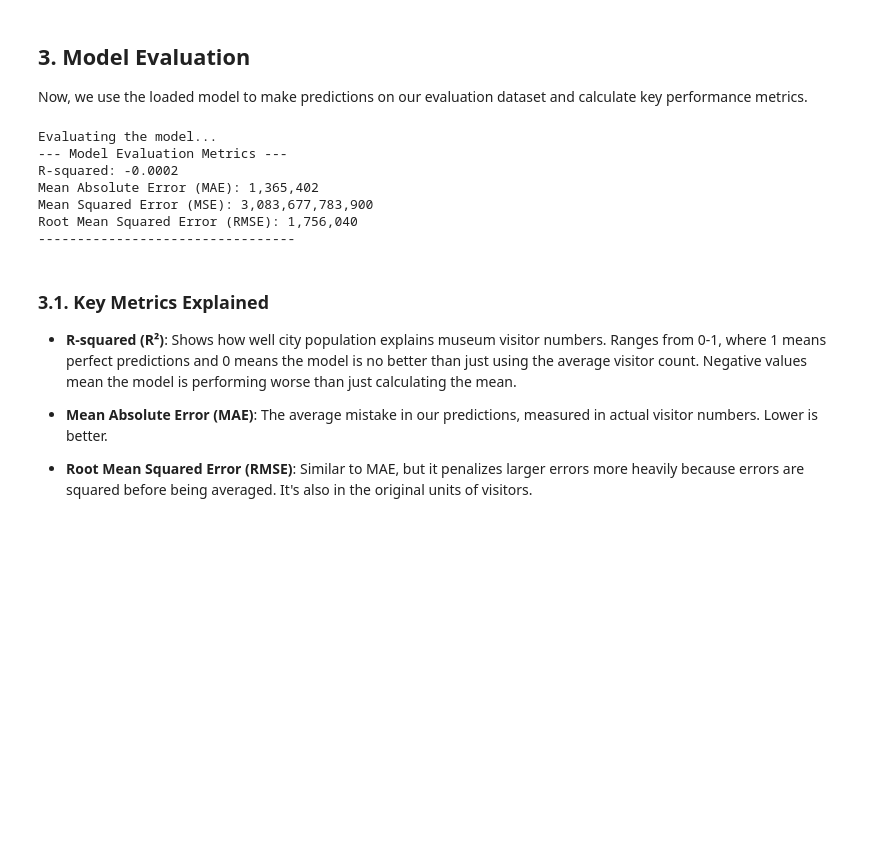
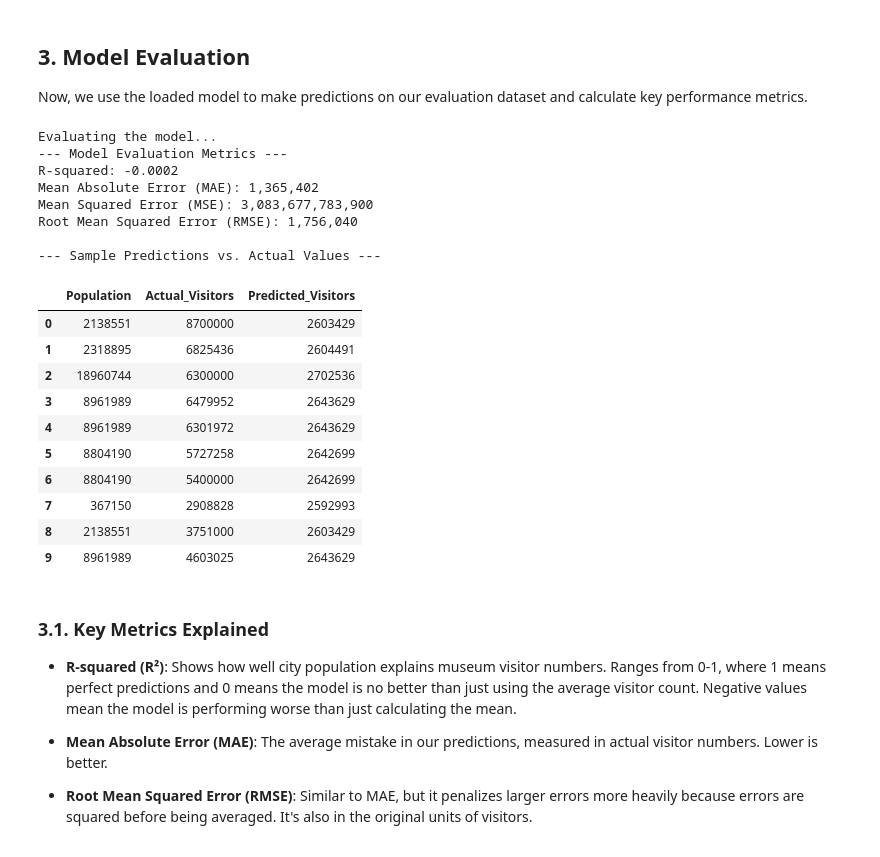
Before and after one commit to bo0st3r/visitum, a Jupyter notebook: notebooks/analysis.ipynb, the cells around one changed output. Cells and saved outputs as stored; diff of their text form; code cells hidden in the pictures; blank space fills up the shorter version.

Commit message:
feat: in analysis notebook, display actual vs predicted visitors for our features

```diff
--- a/notebooks/analysis.ipynb
+++ b/notebooks/analysis.ipynb
@@ -123,35 +123,54 @@ if not features_df.empty and model is not None:
         X_eval_orig = features_df[['population']]
         y_eval_orig = features_df['visitors_count']
 
         X_eval = X_eval_orig # Model was trained on original scale
 
         try:
             y_pred = model.predict(X_eval)
             y_pred_orig_scale = np.maximum(0, y_pred) # Ensure no negative predictions
 
             r2 = r2_score(y_eval_orig, y_pred_orig_scale)
             mae = mean_absolute_error(y_eval_orig, y_pred_orig_scale)
             mse = mean_squared_error(y_eval_orig, y_pred_orig_scale)
             rmse = mse**0.5
 
             print("--- Model Evaluation Metrics ---")
             print(f"R-squared: {r2:.4f}")
             print(f"Mean Absolute Error (MAE): {mae:,.0f}")
             print(f"Mean Squared Error (MSE): {mse:,.0f}")
             print(f"Root Mean Squared Error (RMSE): {rmse:,.0f}")
-            print("---------------------------------")
+
+            print("\n--- Sample Predictions vs. Actual Values ---")
+            predictions_df = pd.DataFrame({
+                'Population': X_eval_orig['population'],
+                'Actual_Visitors': y_eval_orig,
+                'Predicted_Visitors': y_pred_orig_scale.round(0).astype(int)
+            })
+            display(predictions_df.head(10))
         except Exception as e:
             print(f"Error during model evaluation: {e}", file=sys.stderr)
 else:
     print("Skipping model evaluation as data or model is not available.")
 # %% [output]
 Evaluating the model...
 --- Model Evaluation Metrics ---
 R-squared: -0.0002
 Mean Absolute Error (MAE): 1,365,402
 Mean Squared Error (MSE): 3,083,677,783,900
 Root Mean Squared Error (RMSE): 1,756,040
----------------------------------
+
+--- Sample Predictions vs. Actual Values ---
+|  | Population | Actual_Visitors | Predicted_Visitors |
+| 0 | 2138551 | 8700000 | 2603429 |
+| 1 | 2318895 | 6825436 | 2604491 |
+| 2 | 18960744 | 6300000 | 2702536 |
+| 3 | 8961989 | 6479952 | 2643629 |
+| 4 | 8961989 | 6301972 | 2643629 |
+| 5 | 8804190 | 5727258 | 2642699 |
+| 6 | 8804190 | 5400000 | 2642699 |
+| 7 | 367150 | 2908828 | 2592993 |
+| 8 | 2138551 | 3751000 | 2603429 |
+| 9 | 8961989 | 4603025 | 2643629 |
 # %% [markdown]
 ### 3.1. Key Metrics Explained
 
```
